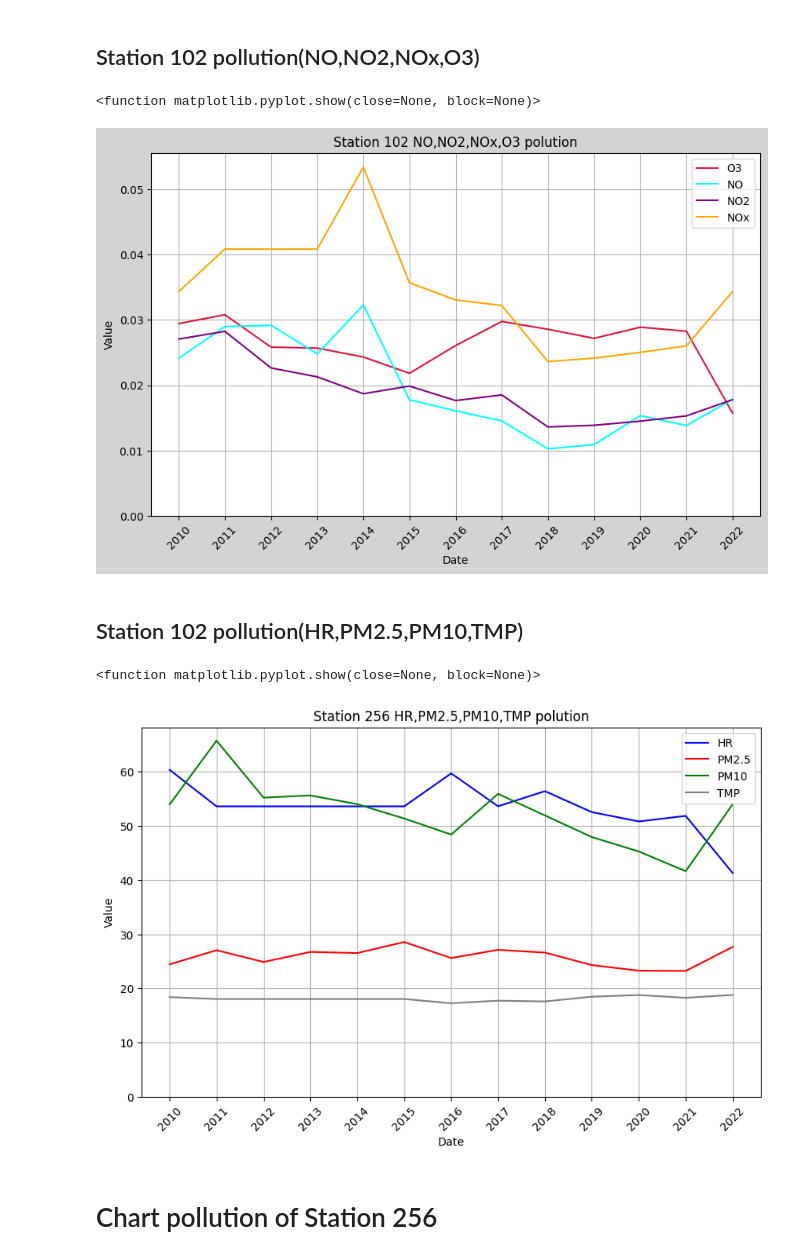
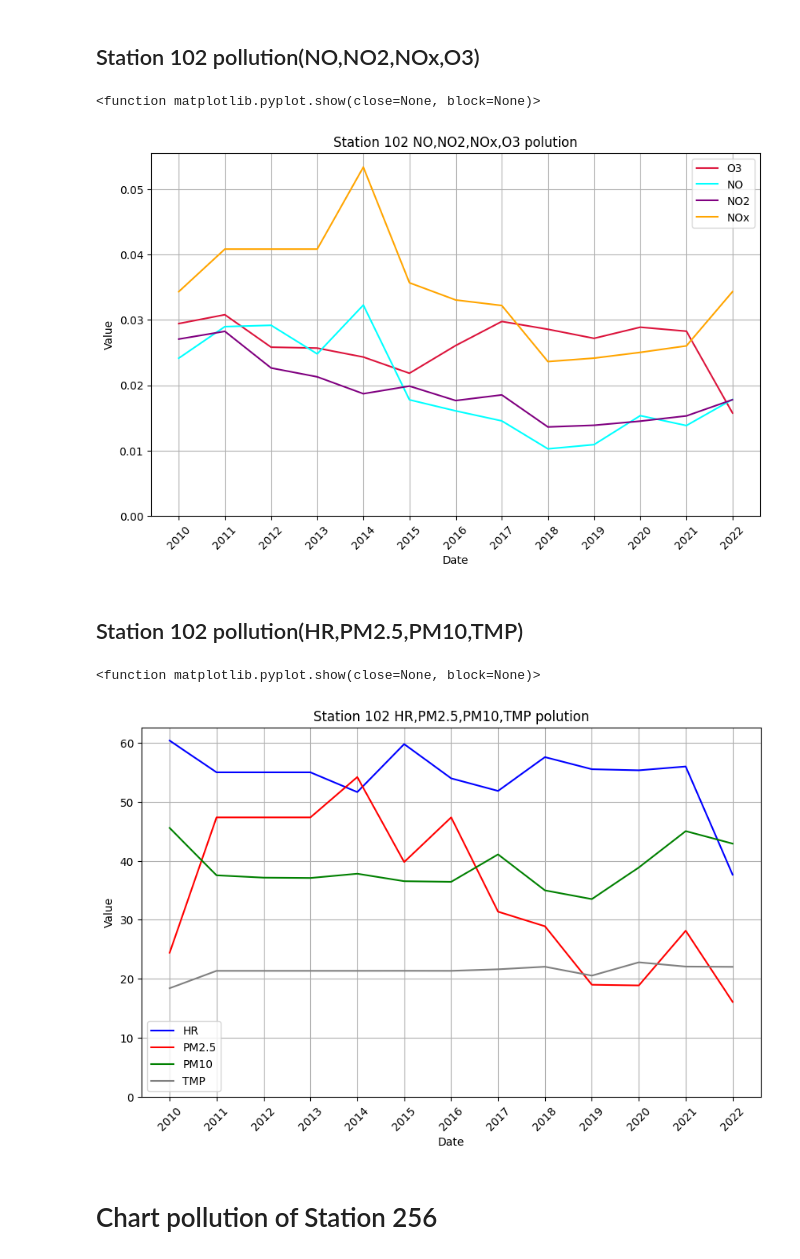
Before and after one commit to 4KV6/Data-Analysis-Project, a Jupyter notebook: code/3visualization.ipynb, the cells around one changed output. Cells and saved outputs as stored; diff of their text form; code cells hidden in the pictures.

```diff
--- a/code/3visualization.ipynb
+++ b/code/3visualization.ipynb
@@ -38,35 +38,34 @@ plt.show
 import pandas as pd
 import matplotlib.pyplot as plt
 from matplotlib.dates import YearLocator
 
 data = pd.read_csv('../data/data_hourly_clean_daily.csv')
 data["datetime"] = pd.to_datetime(data["datetime"])
 
 station102 = data.loc[data["station_id"] == 102].groupby([pd.Grouper(freq="Y", key="datetime")]).mean()
 NO_102_data = station102['NO']
 NO2_102_data = station102['NO2']
 NOx_102_data = station102['NOx']
 O3_102_data = station102['O3']
 fig, ax = plt.subplots(figsize=(10, 6))
 ax = plt.gca()
-fig.set_facecolor('lightgrey')
 
 plt.plot(O3_102_data.index, O3_102_data, label='O3', color='crimson')
 plt.plot(NO_102_data.index, NO_102_data, label='NO', color='cyan')
 plt.plot(NO2_102_data.index, NO2_102_data, label='NO2', color='purple')
 plt.plot(NOx_102_data.index, NOx_102_data, label='NOx', color='orange')
 years = NO_102_data.index.year
 plt.xticks(NO_102_data.index, years, rotation=45)
 plt.xlabel('Date')
 plt.ylabel('Value')
 plt.title('Station 102 NO,NO2,NOx,O3 polution')
 plt.legend()
 plt.grid(True)
 plt.ylim(ymin=0)
 plt.show
 # %% [output]
 <function matplotlib.pyplot.show(close=None, block=None)>
-[figure, old version]
+[figure, new version]
 # %% [markdown]
 ## Station 102 pollution(HR,PM2.5,PM10,TMP)
 # %%
@@ -77,7 +76,7 @@ from matplotlib.dates import YearLocator
 data = pd.read_csv('../data/data_hourly_clean_daily.csv')
 data["datetime"] = pd.to_datetime(data["datetime"])
 
-station256 = data.loc[data["station_id"] == 256].groupby([pd.Grouper(freq="Y", key="datetime")]).mean()
+station256 = data.loc[data["station_id"] == 102].groupby([pd.Grouper(freq="Y", key="datetime")]).mean()
 HR_256_data = station256['HR']
 PM25_256_data = station256['PM2.5']
 PM10_256_data = station256['PM10']
@@ -91,14 +90,14 @@ years = HR_256_data.index.year
 plt.xticks(HR_256_data.index, years, rotation=45)
 plt.xlabel('Date')
 plt.ylabel('Value')
-plt.title('Station 256 HR,PM2.5,PM10,TMP polution')
+plt.title('Station 102 HR,PM2.5,PM10,TMP polution')
 plt.legend()
 plt.grid(True)
 plt.ylim(ymin=0)
 plt.show
 # %% [output]
 <function matplotlib.pyplot.show(close=None, block=None)>
-[figure, old version]
+[figure, new version]
 # %% [markdown]
 # Chart pollution of Station 256
 # %% [markdown]
```
Also changed, not shown: parts of 4 cells of this notebook.
